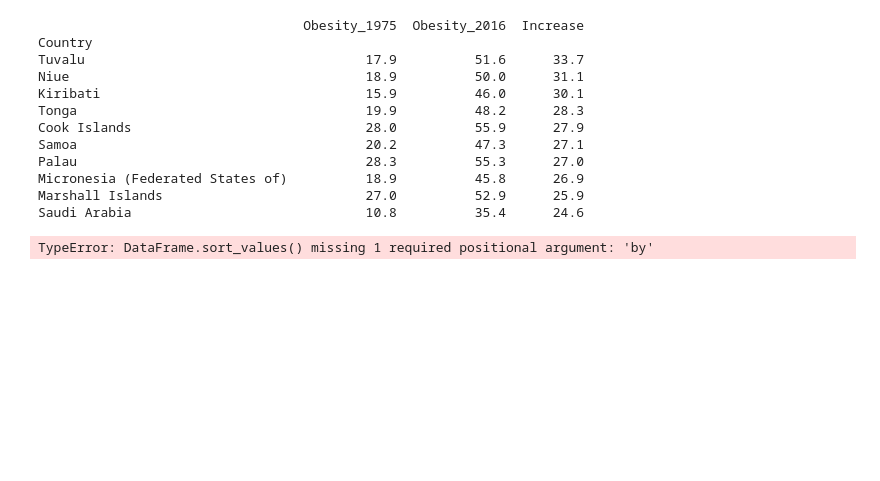
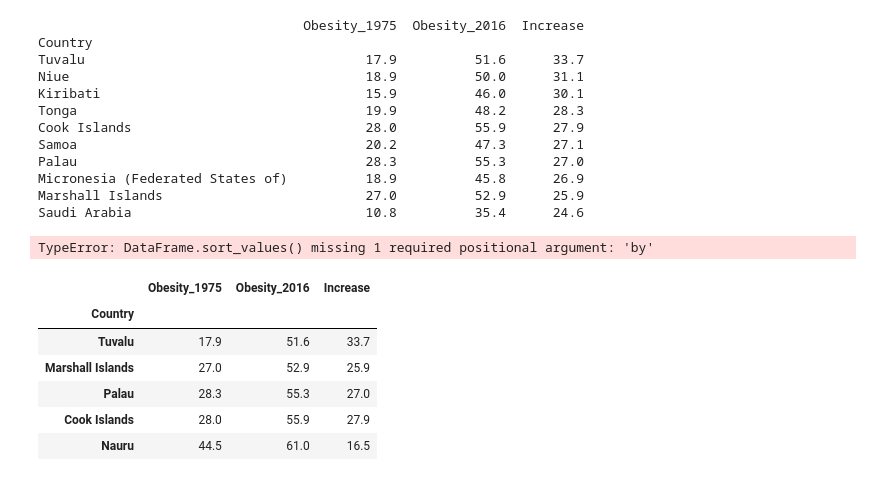
Before and after one commit to ludiemert/Analyzing_Data_Pandas_SQL, a Jupyter notebook: 4_Projectos/2_DataAnalysis_Global_Obesity/DataAnalysis_GlobalObesity.ipynb, the cells around one changed output. Cells and saved outputs as stored; diff of their text form; code cells hidden in the pictures; blank space fills up the shorter version.

Commit message:
add img order values

```diff
--- a/4_Projectos/2_DataAnalysis_Global_Obesity/DataAnalysis_GlobalObesity.ipynb
+++ b/4_Projectos/2_DataAnalysis_Global_Obesity/DataAnalysis_GlobalObesity.ipynb
@@ -526,2 +526,13 @@ df_country_comparison.sort_values().head(5)
 # %% [output]
 TypeError: DataFrame.sort_values() missing 1 required positional argument: 'by'
+# %%
+# ordenar pela obesidade em 2016:
+df_country_comparison.sort_values(by="Obesity_2016").dropna().tail(5)
+# %% [output]
+|  | Obesity_1975 | Obesity_2016 | Increase |
+| Country |  |  |  |
+| Tuvalu | 17.9 | 51.6 | 33.7 |
+| Marshall Islands | 27.0 | 52.9 | 25.9 |
+| Palau | 28.3 | 55.3 | 27.0 |
+| Cook Islands | 28.0 | 55.9 | 27.9 |
+| Nauru | 44.5 | 61.0 | 16.5 |
```
Also changed, not shown: parts of 2 cells of this notebook, 1 other file.
